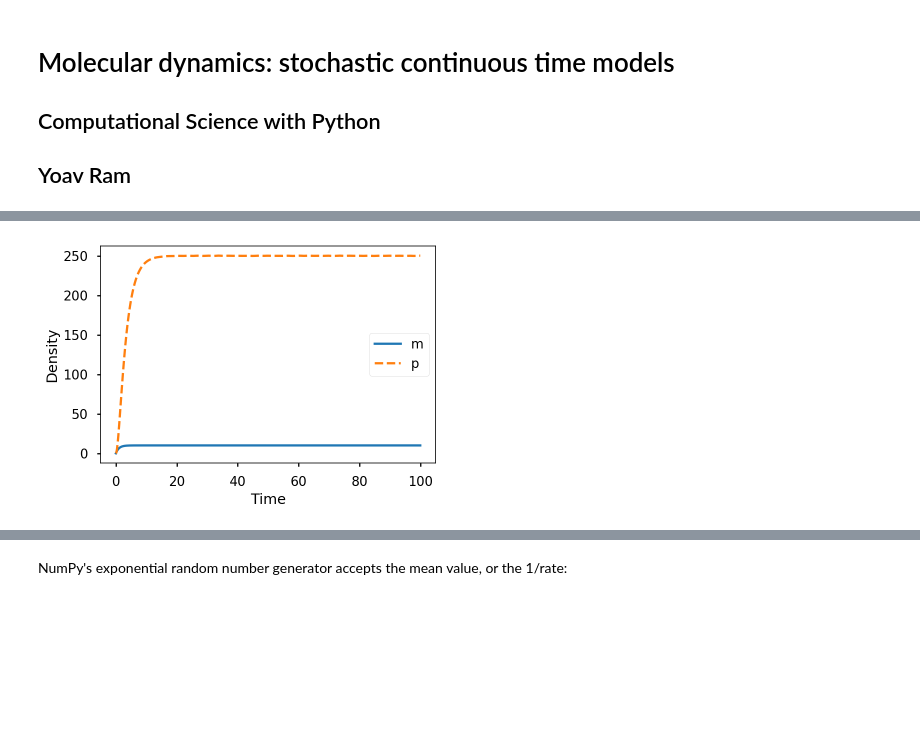
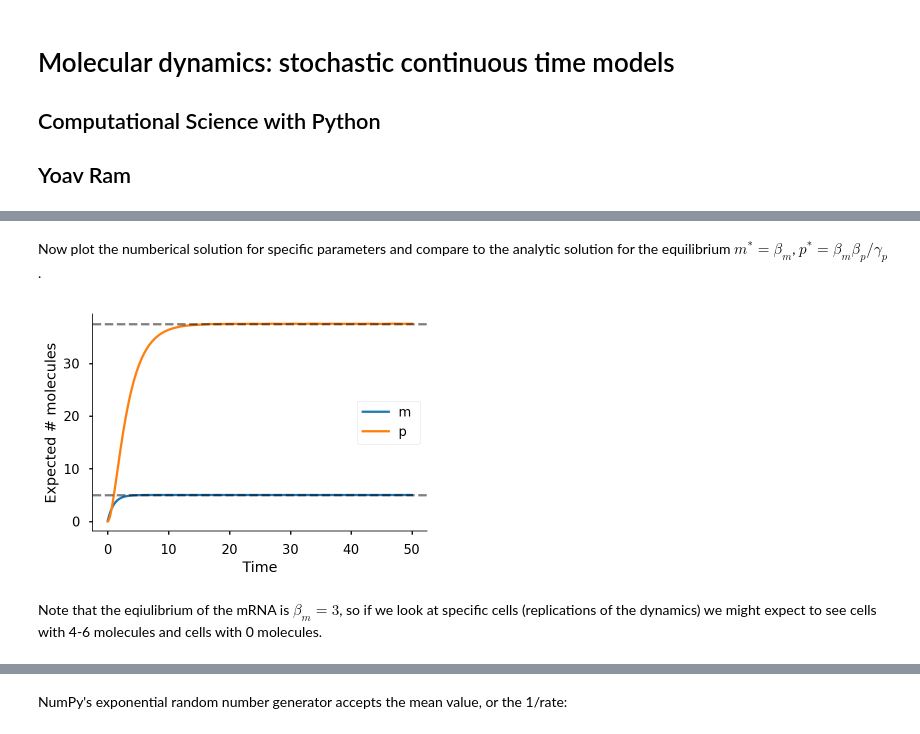
Before and after one commit to yoavram/SciComPy, a Jupyter notebook: notebooks/gillespie.ipynb, the cells around one changed output, grey strips where cells are left out. Cells and saved outputs as stored; diff of their text form; code cells hidden in the pictures; blank space fills up the shorter version.

```diff
--- a/notebooks/gillespie.ipynb
+++ b/notebooks/gillespie.ipynb
@@ -73,26 +105,36 @@ In fact we could also show that it is globally stable, i.e. the system reaches i
 # %%
-def dmpdt(t, mp, βm, βp, γ):
+def dmpdt(t, mp, βm, βp, γp):
     m, p = mp
-    return βm - m, βp * m - γ * p
+    return βm - m, βp * m - γp * p
 
-def solve_det(βm, βp, γ, mp0=(0,0), tmax=100, tsteps=1000):
-    dmpdt_ = lambda t, mp: dmpdt(t, mp, βm, βp, γ)
+def integrate_deterministic(βm, βp, γp, mp0=(0,0), tmax=50, tsteps=1000):
+    dmpdt_ = partial(dmpdt, βm=βm, βp=βp, γp=γp)
     t = np.linspace(0, tmax, tsteps)
-    sol = solve_ivp(dmpdt_, (0, t.max()), mp0, t_eval=t)
+    sol = solve_ivp(dmpdt_, t_span=(0, t.max()), y0=mp0, t_eval=t)
     m, p = sol.y
     return t, m, p
 
-def plot_mp(t, m, p, ax=None):
+def plot_mp(t, m, p, label='', ax=None):
     if ax is None:
-        _, ax = plt.subplots()
-    ax.plot(t, m, label='m')
-    ax.plot(t, p, '--', label='p')
+        fig, ax = plt.subplots()
+    ax.plot(t, m, label='m ' + label)
+    ax.plot(t, p, label='p ' + label)
     ax.set_xlabel('Time')
-    ax.set_ylabel('Density')
+    ax.set_ylabel('Expected # molecules')
     ax.legend()
     return ax
-
-t, m, p = solve_det(10, 10, 0.4)
-plot_mp(t, m, p);
-# %% [output]
-[figure, removed]
+# %% [markdown]
+Now plot the numberical solution for specific parameters and compare to the analytic solution for the equilibrium $m^*=\beta_m$, $p^*=\beta_m \beta_p / \gamma_p$.
+# %%
+hline_kws = dict(ls='--', alpha=0.5, color='k')
+
+βm, βp, γp = 5, 3, 0.4
+T, M, P = integrate_deterministic(βm, βp, γp)
+ax = plot_mp(T, M, P)
+ax.axhline(βm, **hline_kws)
+ax.axhline(βm * βp / γp, **hline_kws)
+sns.despine()
+# %% [output]
+[figure, added]
+# %% [markdown]
+Note that the eqiulibrium of the mRNA is $\beta_m=3$, so if we look at specific cells (replications of the dynamics) we might expect to see cells with 4-6 molecules and cells with 0 molecules.
```
Also changed, not shown: parts of 32 cells of this notebook.
